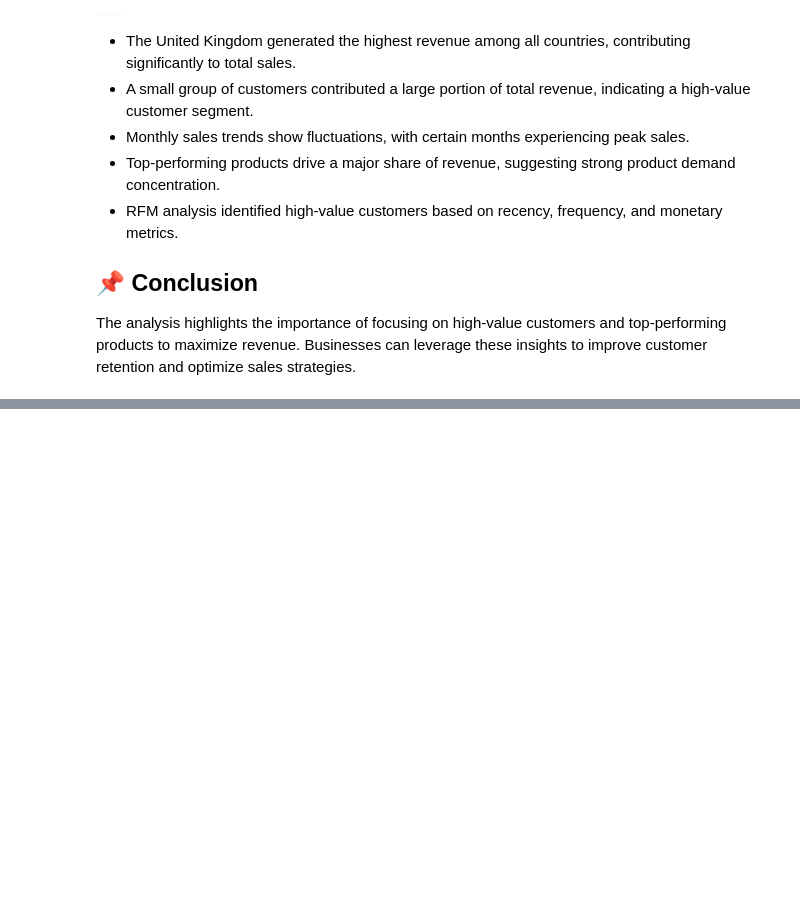
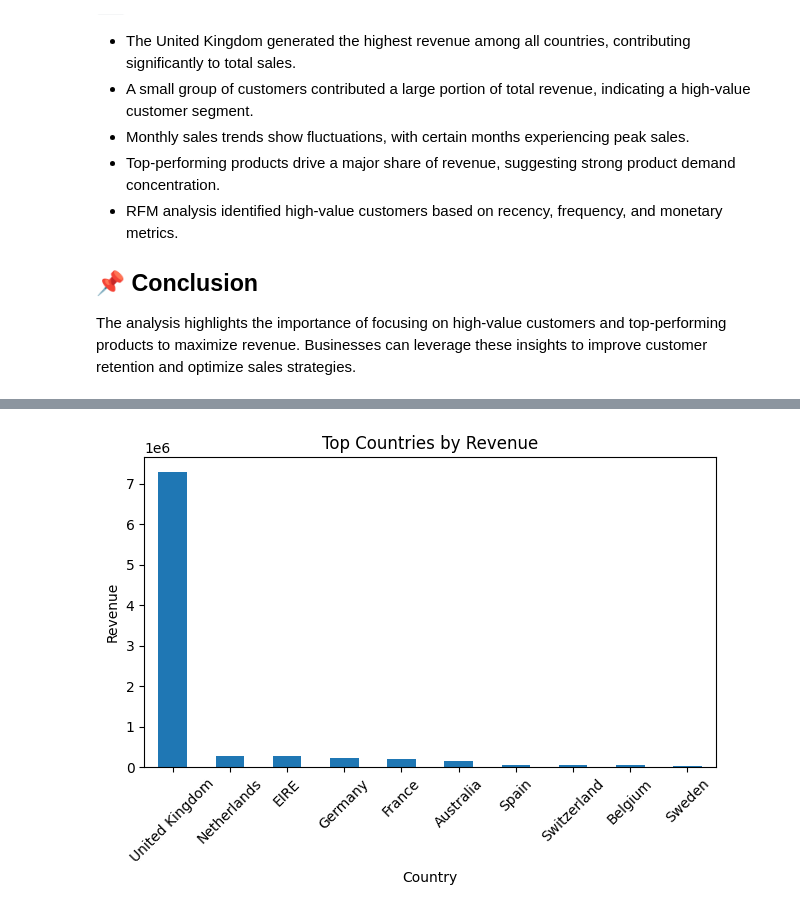
Before and after one commit to macjaybez0522-coder/ecommerce-sales-analysis, a Jupyter notebook: notebooks/analysis.ipynb, the cells around one changed output, grey strips where cells are left out. Cells and saved outputs as stored; diff of their text form; code cells hidden in the pictures; blank space fills up the shorter version.

Commit message:
Added visualizations and insights

```diff
--- a/notebooks/analysis.ipynb
+++ b/notebooks/analysis.ipynb
@@ -195,0 +203,19 @@ The analysis highlights the importance of focusing on high-value customers and t
+# %%
+import matplotlib.pyplot as plt
+
+country_sales = (
+    df.groupby('Country')['Revenue']
+      .sum()
+      .sort_values(ascending=False)
+      .head(10)
+)
+
+country_sales.plot(kind='bar')
+plt.title("Top Countries by Revenue")
+plt.xlabel("Country")
+plt.ylabel("Revenue")
+plt.xticks(rotation=45)
+plt.tight_layout()
+plt.show()
+# %% [output]
+[figure, added]
```
Also changed, not shown: parts of 6 cells of this notebook.
